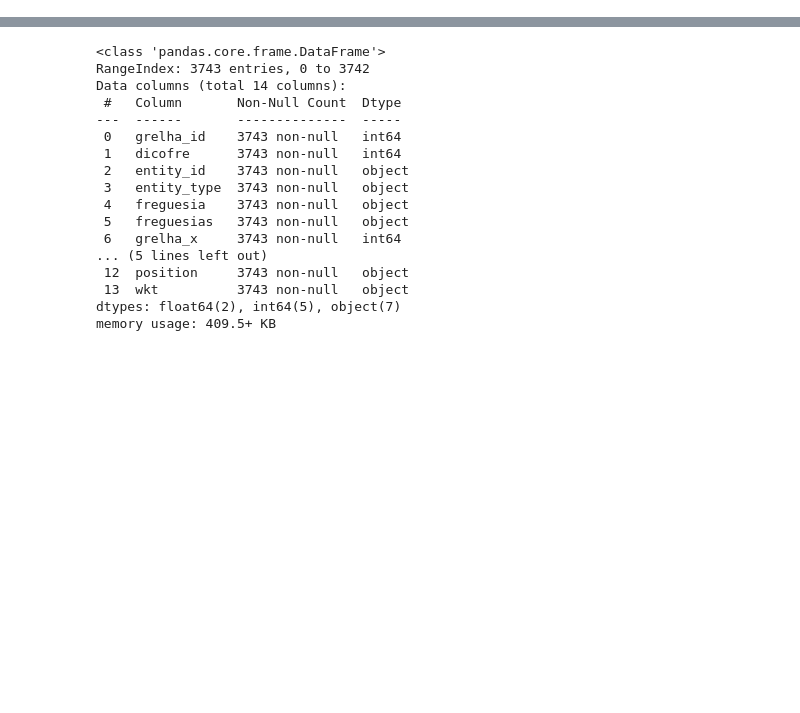
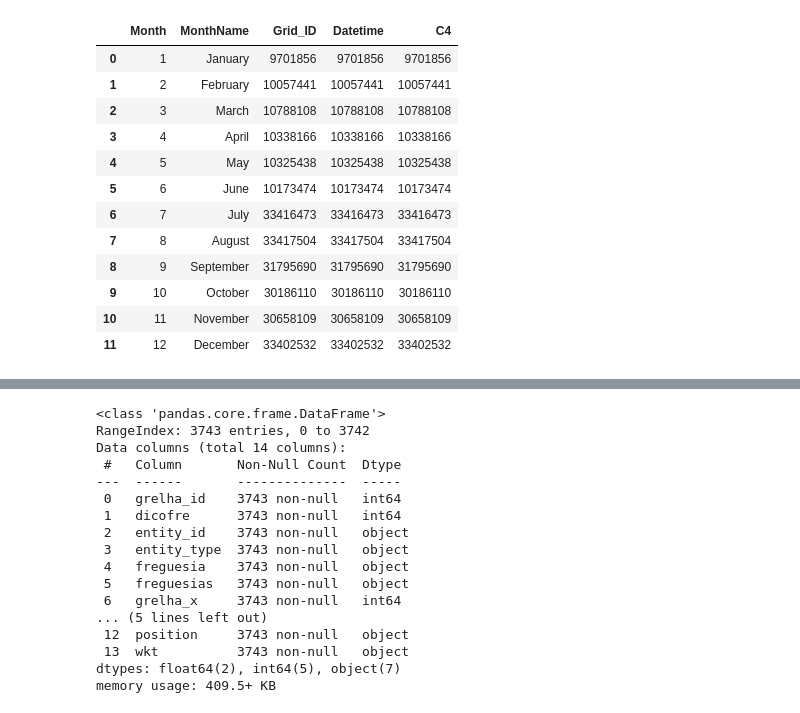
Before and after one commit to tiagonuneslx/lisbon-turist-sleeping-areas-for-decision-making, a Jupyter notebook: notebook.ipynb, the cells around one changed output, grey strips where cells are left out. Saved outputs shown, nothing was run; the diff lists cells and outputs as text; code cells hidden in the pictures; blank space fills up the shorter version.

Commit message:
Count nr rows for each month

```diff
--- a/notebook.ipynb
+++ b/notebook.ipynb
@@ -49,3 +49,20 @@ dfVodafone.describe().transpose().apply(lambda s: s.apply('{0:.0f}'.format))
+# %%
+# Nr of rows for each month
+dfVodafone.assign(Month=dfVodafone["Datetime"].dt.month).assign(MonthName=dfVodafone["Datetime"].dt.month_name()).groupby(["Month", "MonthName"], as_index=False).count()
+# %% [output]
+|  | Month | MonthName | Grid_ID | Datetime | C4 |
+| 0 | 1 | January | 9701856 | 9701856 | 9701856 |
+| 1 | 2 | February | 10057441 | 10057441 | 10057441 |
+| 2 | 3 | March | 10788108 | 10788108 | 10788108 |
+| 3 | 4 | April | 10338166 | 10338166 | 10338166 |
+| 4 | 5 | May | 10325438 | 10325438 | 10325438 |
+| 5 | 6 | June | 10173474 | 10173474 | 10173474 |
+| 6 | 7 | July | 33416473 | 33416473 | 33416473 |
+| 7 | 8 | August | 33417504 | 33417504 | 33417504 |
+| 8 | 9 | September | 31795690 | 31795690 | 31795690 |
+| 9 | 10 | October | 30186110 | 30186110 | 30186110 |
+| 10 | 11 | November | 30658109 | 30658109 | 30658109 |
+| 11 | 12 | December | 33402532 | 33402532 | 33402532 |
 # %%
 # Filtering by night time
 dfVodafone = dfVodafone.set_index('Datetime').between_time('02:00', '07:00').reset_index()
```
Also changed, not shown: parts of 3 cells of this notebook, 1 other file.
